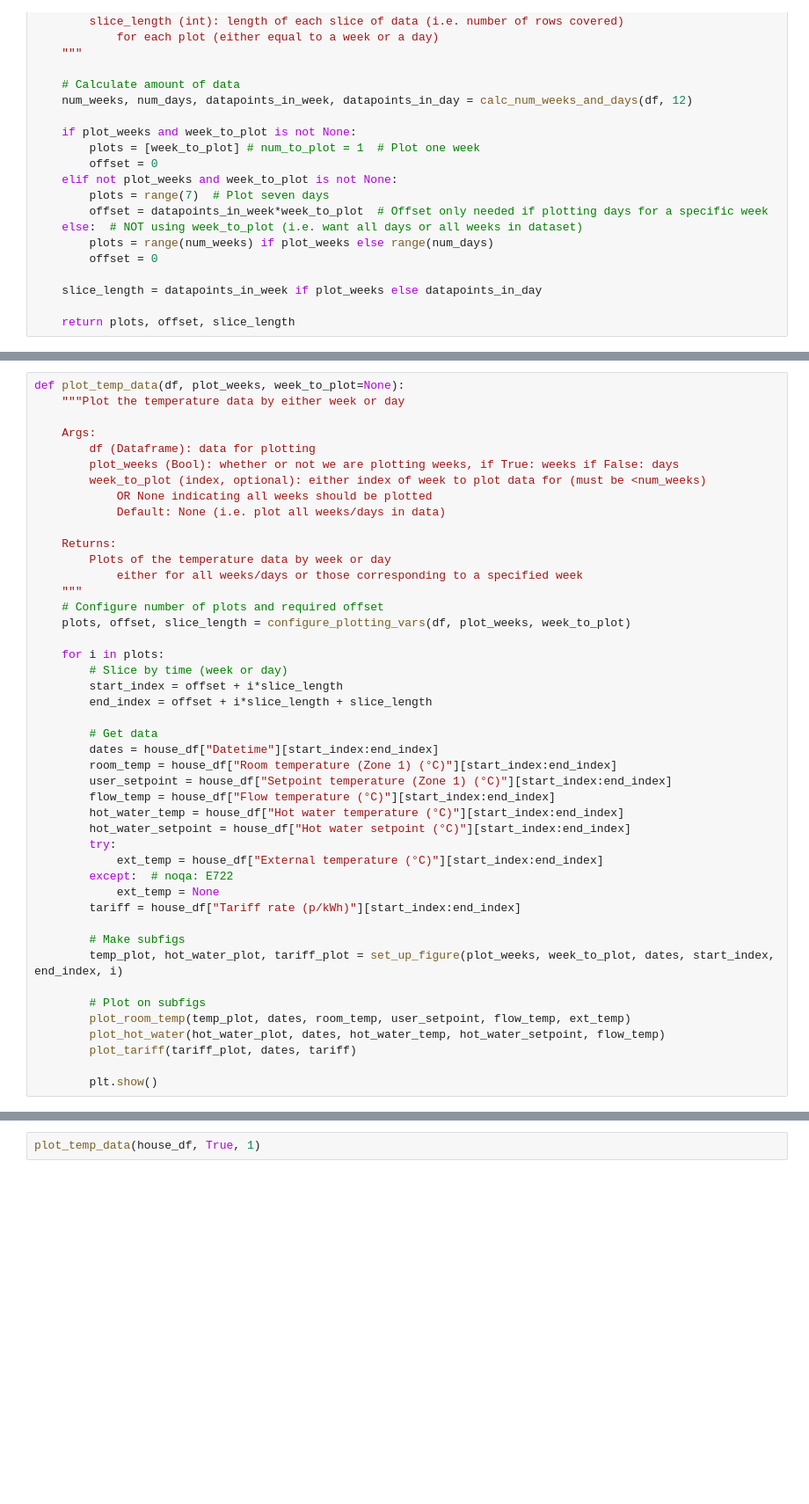
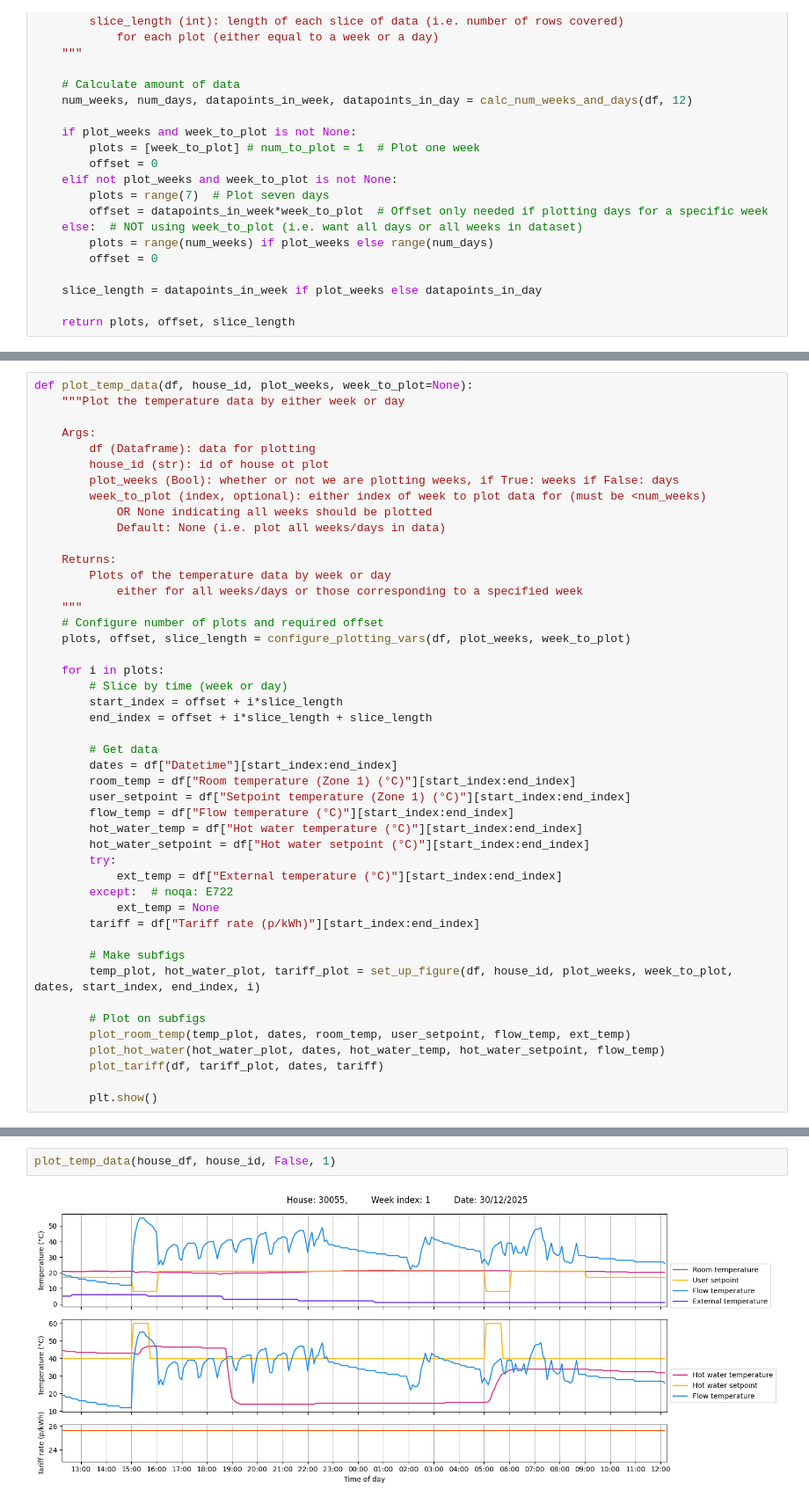
Before and after one commit to PracticeOrientedAICDT/PassivUK_Project_Spring_2026, a Jupyter notebook: eda/thermostat_data_eda.ipynb, the cells around one changed output, grey strips where cells are left out. Shown at 88% size. Drawn from its saved outputs; the diff is of its cells as text; blank space fills up the shorter version.

Commit message:
feat: new temperature EDA functionality, can now plot a specified range

```diff
--- a/eda/thermostat_data_eda.ipynb
+++ b/eda/thermostat_data_eda.ipynb
@@ -196,9 +129,10 @@ def plot_tariff(sub_fig, dates, tariff):
 # %%
-def plot_temp_data(df, plot_weeks, week_to_plot=None):
+def plot_temp_data(df, house_id, plot_weeks, week_to_plot=None):
     """Plot the temperature data by either week or day
 
     Args:
         df (Dataframe): data for plotting
+        house_id (str): id of house ot plot
         plot_weeks (Bool): whether or not we are plotting weeks, if True: weeks if False: days
         week_to_plot (index, optional): either index of week to plot data for (must be <num_weeks)
             OR None indicating all weeks should be plotted
@@ -217,25 +151,25 @@ def plot_temp_data(df, plot_weeks, week_to_plot=None):
         end_index = offset + i*slice_length + slice_length
 
         # Get data
-        dates = house_df["Datetime"][start_index:end_index]
-        room_temp = house_df["Room temperature (Zone 1) (°C)"][start_index:end_index]
-        user_setpoint = house_df["Setpoint temperature (Zone 1) (°C)"][start_index:end_index]
-        flow_temp = house_df["Flow temperature (°C)"][start_index:end_index]
-        hot_water_temp = house_df["Hot water temperature (°C)"][start_index:end_index]
-        hot_water_setpoint = house_df["Hot water setpoint (°C)"][start_index:end_index]
+        dates = df["Datetime"][start_index:end_index]
+        room_temp = df["Room temperature (Zone 1) (°C)"][start_index:end_index]
+        user_setpoint = df["Setpoint temperature (Zone 1) (°C)"][start_index:end_index]
+        flow_temp = df["Flow temperature (°C)"][start_index:end_index]
+        hot_water_temp = df["Hot water temperature (°C)"][start_index:end_index]
+        hot_water_setpoint = df["Hot water setpoint (°C)"][start_index:end_index]
         try:
-            ext_temp = house_df["External temperature (°C)"][start_index:end_index]
+            ext_temp = df["External temperature (°C)"][start_index:end_index]
         except:  # noqa: E722
             ext_temp = None
-        tariff = house_df["Tariff rate (p/kWh)"][start_index:end_index]
+        tariff = df["Tariff rate (p/kWh)"][start_index:end_index]
 
         # Make subfigs
-        temp_plot, hot_water_plot, tariff_plot = set_up_figure(plot_weeks, week_to_plot, dates, start_index, end_index, i)
+        temp_plot, hot_water_plot, tariff_plot = set_up_figure(df, house_id, plot_weeks, week_to_plot, dates, start_index, end_index, i)
 
         # Plot on subfigs
         plot_room_temp(temp_plot, dates, room_temp, user_setpoint, flow_temp, ext_temp)
         plot_hot_water(hot_water_plot, dates, hot_water_temp, hot_water_setpoint, flow_temp)
-        plot_tariff(tariff_plot, dates, tariff)
+        plot_tariff(df, tariff_plot, dates, tariff)
 
         plt.show()
 # %%
@@ -245,2 +181,4 @@ num_weeks
 # %%
-plot_temp_data(house_df, True, 1)
+plot_temp_data(house_df, house_id, False, 1)
+# %% [output]
+[figure, added]
```
Also changed, not shown: parts of 8 cells of this notebook, 2 other files.
